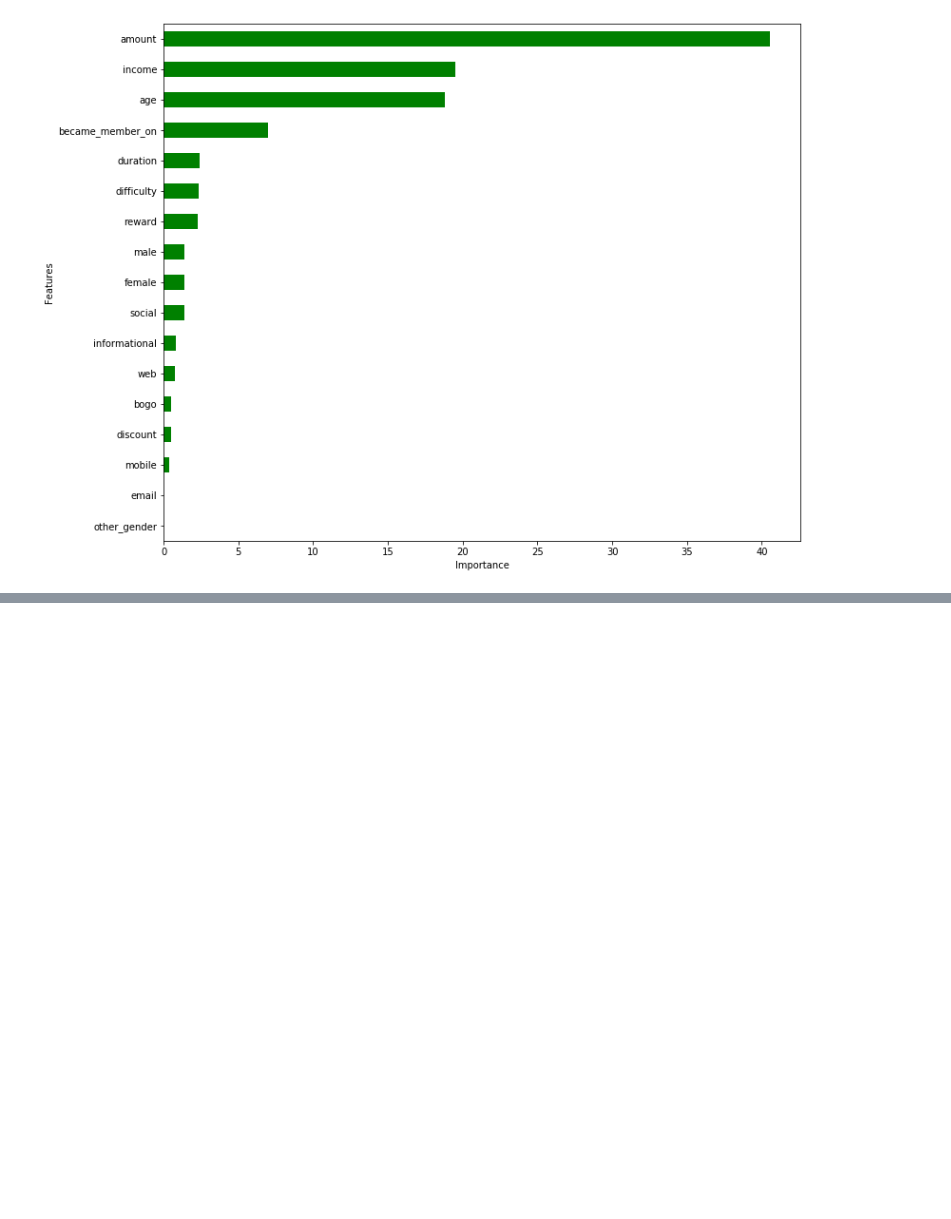
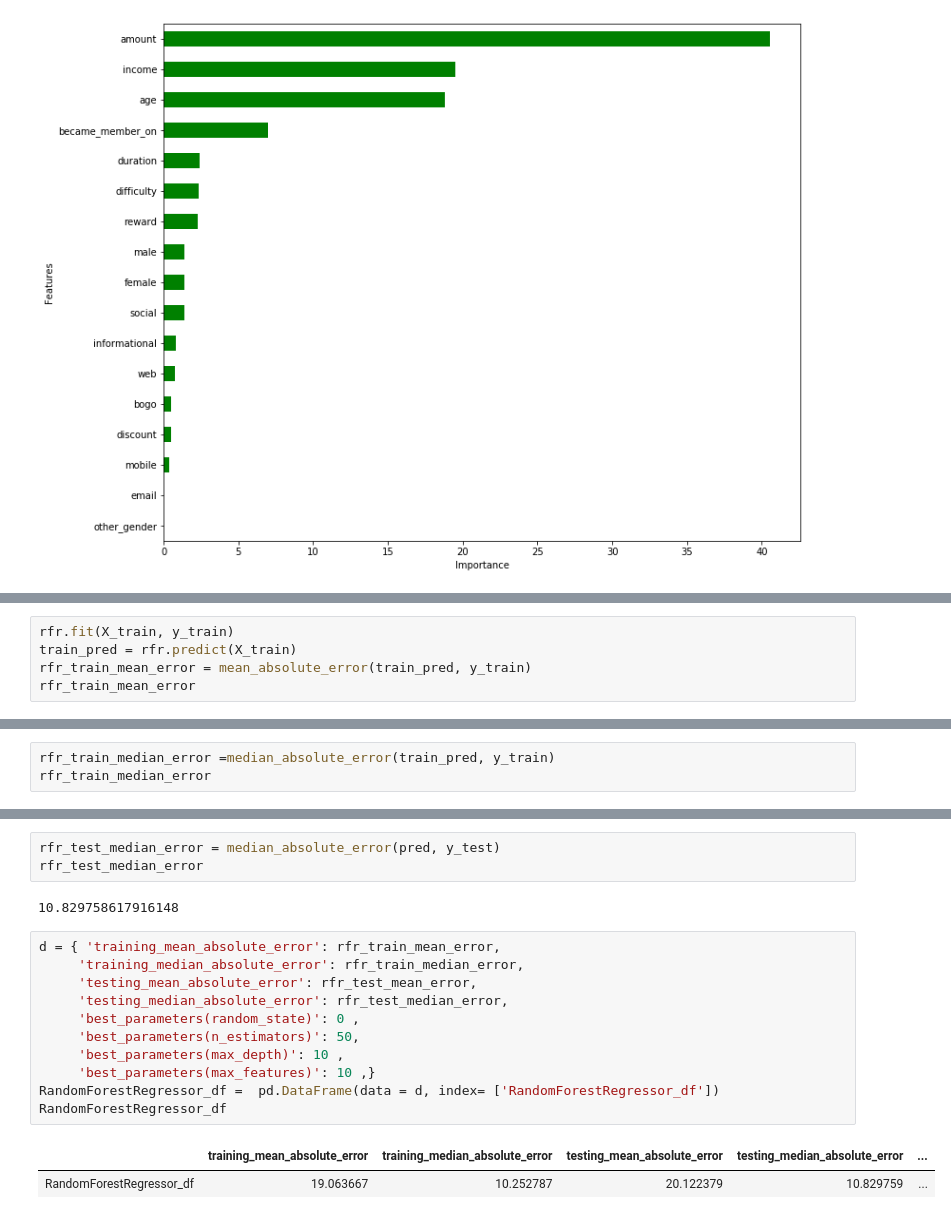
Before and after one commit to amitborkar98/Starbucks-capstone, a Jupyter notebook: Starbucks_Capstone_notebook.ipynb, the cells around one changed output, grey strips where cells are left out. Drawn from its saved outputs; the diff is of its cells as text; blank space fills up the shorter version.

```diff
--- a/Starbucks_Capstone_notebook.ipynb
+++ b/Starbucks_Capstone_notebook.ipynb
@@ -1699,0 +1724,5 @@ plt.show();
+# %%
+rfr.fit(X_train, y_train)
+train_pred = rfr.predict(X_train)
+rfr_train_mean_error = mean_absolute_error(train_pred, y_train)
+rfr_train_mean_error
@@ -1699,0 +1731,3 @@ plt.show();
+# %%
+rfr_train_median_error =median_absolute_error(train_pred, y_train)
+rfr_train_median_error
@@ -1699,0 +1743,19 @@ plt.show();
+# %%
+rfr_test_median_error = median_absolute_error(pred, y_test)
+rfr_test_median_error
+# %% [output]
+10.829758617916148
+# %%
+d = { 'training_mean_absolute_error': rfr_train_mean_error,
+     'training_median_absolute_error': rfr_train_median_error,
+     'testing_mean_absolute_error': rfr_test_mean_error,
+     'testing_median_absolute_error': rfr_test_median_error,
+     'best_parameters(random_state)': 0 ,
+     'best_parameters(n_estimators)': 50,
+     'best_parameters(max_depth)': 10 ,
+     'best_parameters(max_features)': 10 ,}
+RandomForestRegressor_df =  pd.DataFrame(data = d, index= ['RandomForestRegressor_df'])
+RandomForestRegressor_df
+# %% [output]
+|  | training_mean_absolute_error | training_median_absolute_error | testing_mean_absolute_error | testing_median_absolute_error | ... |
+| RandomForestRegressor_df | 19.063667 | 10.252787 | 20.122379 | 10.829759 | ... |
```
Also changed, not shown: parts of 24 cells of this notebook, 2 other files.
